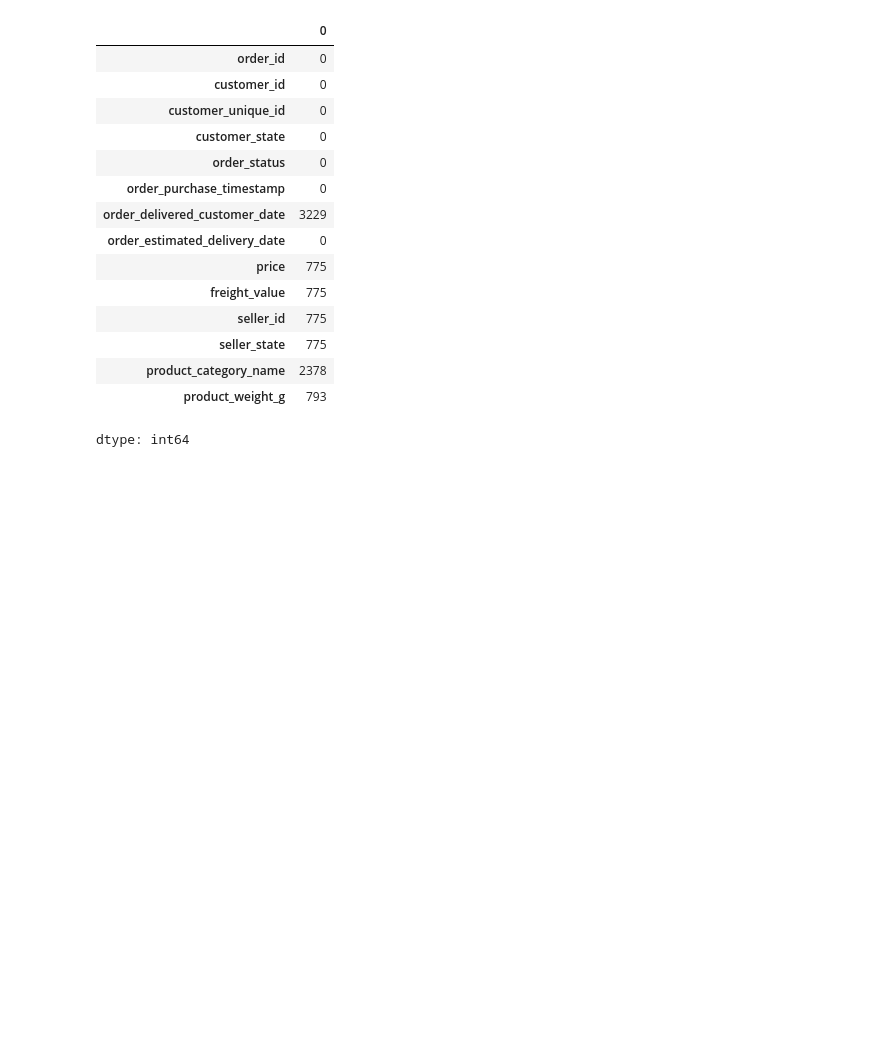
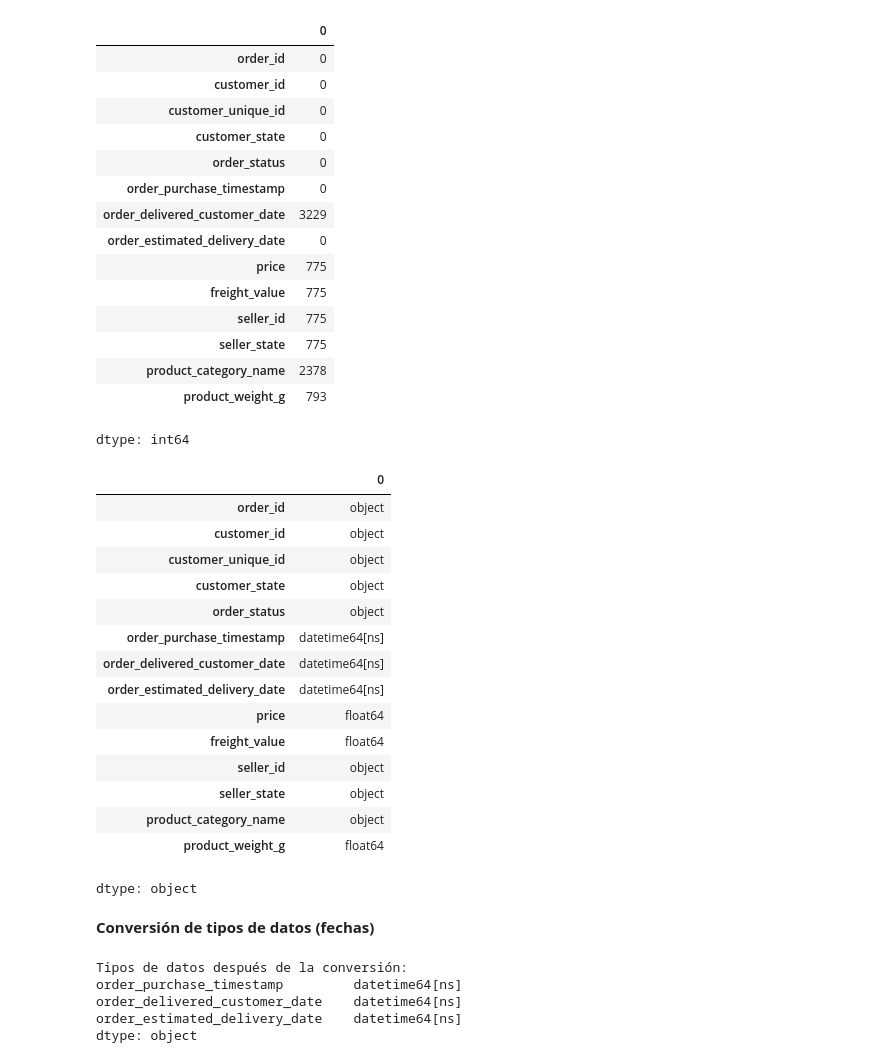
Before and after one commit to Walnut235/olist-probabilistic-analysis, a Jupyter notebook: notebooks/01_analisis_olist.ipynb, the cells around one changed output. Cells and saved outputs as stored; diff of their text form; code cells hidden in the pictures; blank space fills up the shorter version.

```diff
--- a/notebooks/01_analisis_olist.ipynb
+++ b/notebooks/01_analisis_olist.ipynb
@@ -315,3 +324,42 @@ Columnas con valores faltantes:
 | product_category_name | 2378 |
 | product_weight_g | 793 |
 dtype: int64
+# %%
+df_analysis.dtypes #Mirar tipo de dato por columna
+# %% [output]
+|  | 0 |
+| order_id | object |
+| customer_id | object |
+| customer_unique_id | object |
+| customer_state | object |
+| order_status | object |
+| order_purchase_timestamp | datetime64[ns] |
+| order_delivered_customer_date | datetime64[ns] |
+| order_estimated_delivery_date | datetime64[ns] |
+| price | float64 |
+| freight_value | float64 |
+| seller_id | object |
+| seller_state | object |
+| product_category_name | object |
+| product_weight_g | float64 |
+dtype: object
+# %% [markdown]
+**Conversión de tipos de datos (fechas)**
+# %%
+date_cols = [
+    "order_purchase_timestamp",
+    "order_delivered_customer_date",
+    "order_estimated_delivery_date"
+]
+
+for col in date_cols:
+    df_analysis[col] = pd.to_datetime(df_analysis[col], errors="coerce") #Convertir columnas de fechas a tipo datetime
+
+print("Tipos de datos después de la conversión:")
+print(df_analysis[date_cols].dtypes)
+# %% [output]
+Tipos de datos después de la conversión:
+order_purchase_timestamp         datetime64[ns]
+order_delivered_customer_date    datetime64[ns]
+order_estimated_delivery_date    datetime64[ns]
+dtype: object
```
Also changed, not shown: parts of 11 cells of this notebook.
